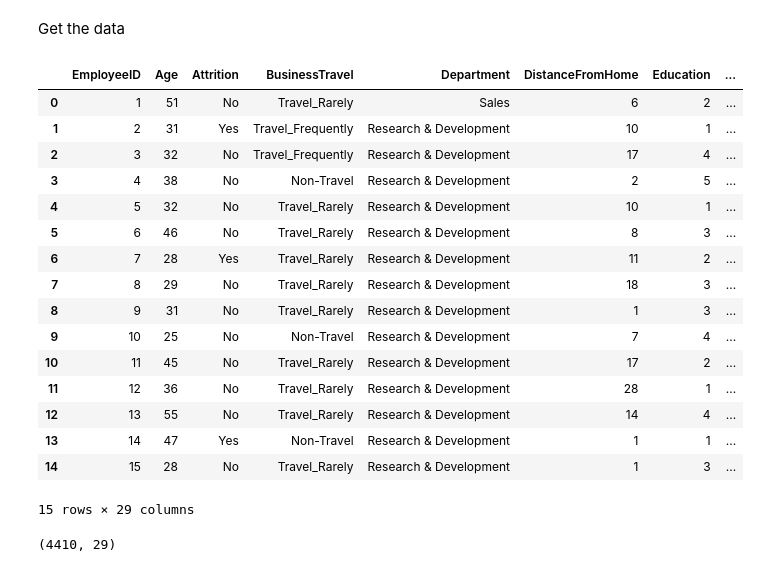
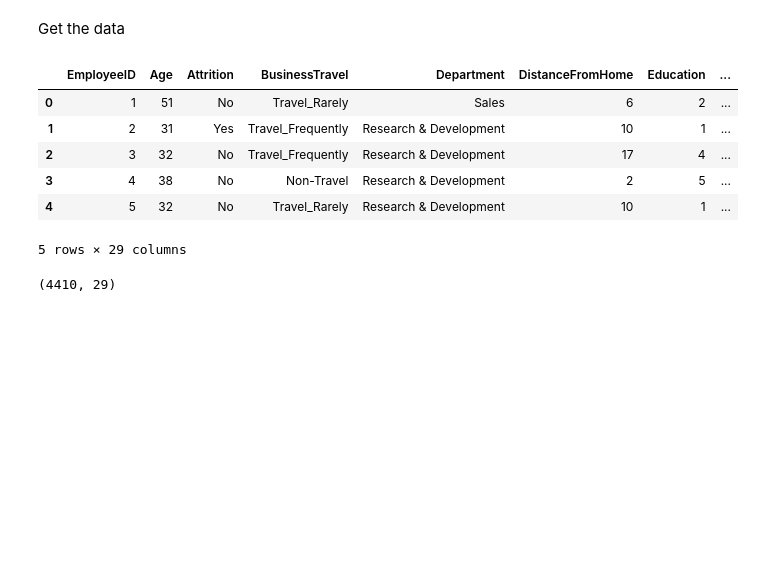
Before and after one commit to Pranami-54/Attrition-Prediction, a Jupyter notebook: Employee_Attrition.ipynb, the cells around one changed output. Cells and saved outputs as stored; diff of their text form; code cells hidden in the pictures; blank space fills up the shorter version.

```diff
--- a/Employee_Attrition.ipynb
+++ b/Employee_Attrition.ipynb
@@ -8,25 +8,15 @@ Get the data
 data = pd.read_csv('/content/Attrition_data.csv')
 # %%
 #Display the first few rows to understand the data
-data.head(15)
+data.head()
 # %% [output]
 |  | EmployeeID | Age | Attrition | BusinessTravel | Department | DistanceFromHome | Education | ... |
 | 0 | 1 | 51 | No | Travel_Rarely | Sales | 6 | 2 | ... |
 | 1 | 2 | 31 | Yes | Travel_Frequently | Research & Development | 10 | 1 | ... |
 | 2 | 3 | 32 | No | Travel_Frequently | Research & Development | 17 | 4 | ... |
 | 3 | 4 | 38 | No | Non-Travel | Research & Development | 2 | 5 | ... |
 | 4 | 5 | 32 | No | Travel_Rarely | Research & Development | 10 | 1 | ... |
-| 5 | 6 | 46 | No | Travel_Rarely | Research & Development | 8 | 3 | ... |
-| 6 | 7 | 28 | Yes | Travel_Rarely | Research & Development | 11 | 2 | ... |
-| 7 | 8 | 29 | No | Travel_Rarely | Research & Development | 18 | 3 | ... |
-| 8 | 9 | 31 | No | Travel_Rarely | Research & Development | 1 | 3 | ... |
-| 9 | 10 | 25 | No | Non-Travel | Research & Development | 7 | 4 | ... |
-| 10 | 11 | 45 | No | Travel_Rarely | Research & Development | 17 | 2 | ... |
-| 11 | 12 | 36 | No | Travel_Rarely | Research & Development | 28 | 1 | ... |
-| 12 | 13 | 55 | No | Travel_Rarely | Research & Development | 14 | 4 | ... |
-| 13 | 14 | 47 | Yes | Non-Travel | Research & Development | 1 | 1 | ... |
-| 14 | 15 | 28 | No | Travel_Rarely | Research & Development | 1 | 3 | ... |
-15 rows × 29 columns
+5 rows × 29 columns
 # %%
 pd.set_option('display.max_columns', None)
 # %%
```
Also changed, not shown: parts of 10 cells of this notebook, 2 other files.
